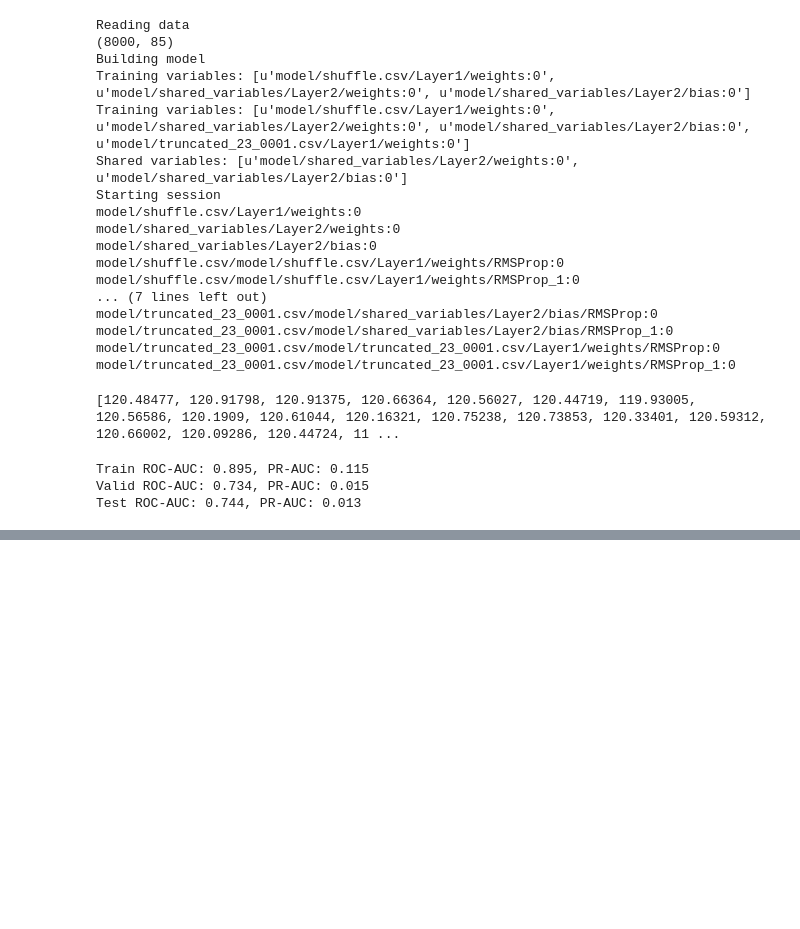
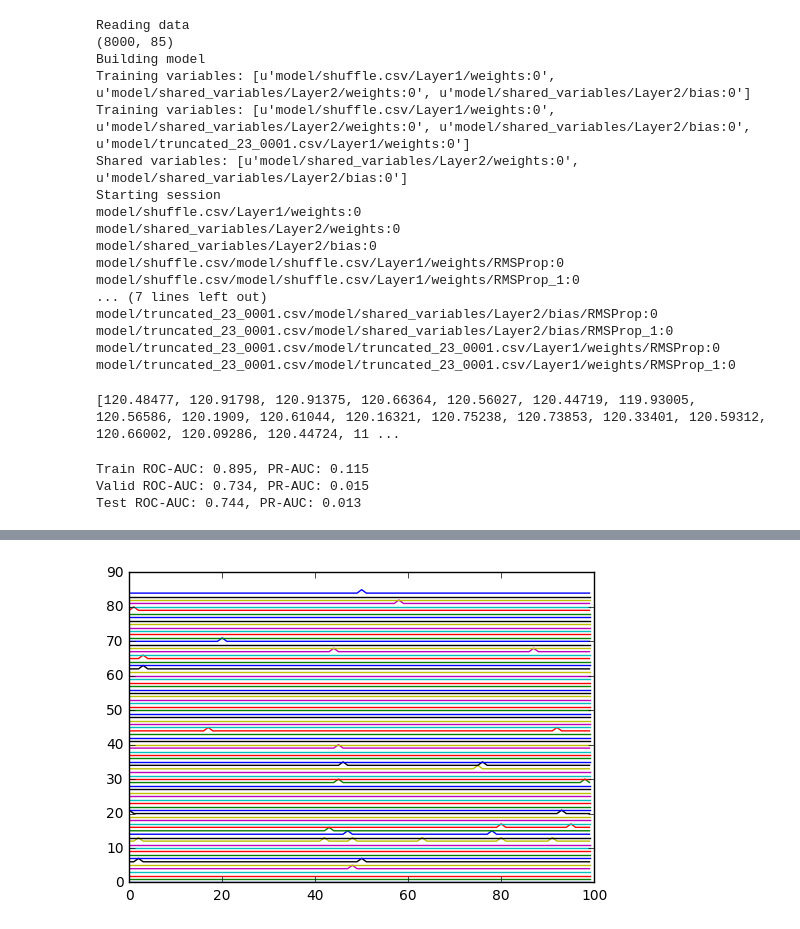
Before and after one commit to ppuliu/DeepLearning, a Jupyter notebook: tensorflow/exp.ipynb, the cells around one changed output, grey strips where cells are left out. Drawn from its saved outputs; the diff is of its cells as text; code cells hidden in the pictures; blank space fills up the shorter version.

```diff
--- a/tensorflow/exp.ipynb
+++ b/tensorflow/exp.ipynb
@@ -284,0 +298,5 @@ visualSeries(X[:10000,:])
+# %%
+X=np.genfromtxt('/home/honglei/projects/heterlearning/data/small/truncated_23_0001.csv', delimiter=',')
+visualSeries(X[:100,:])
+# %% [output]
+[figure, added]
```
Also changed, not shown: parts of 13 cells of this notebook, 7 other files.
